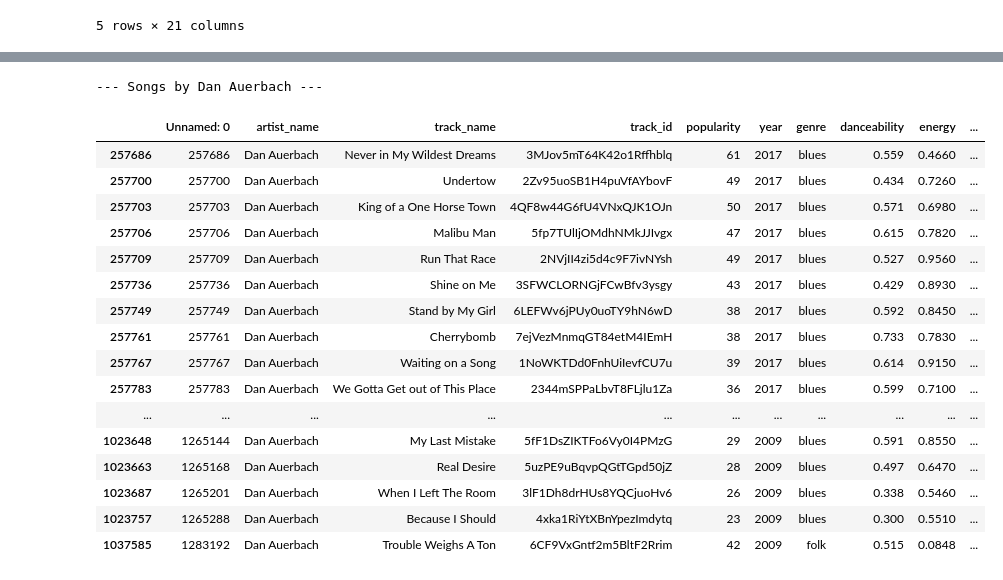
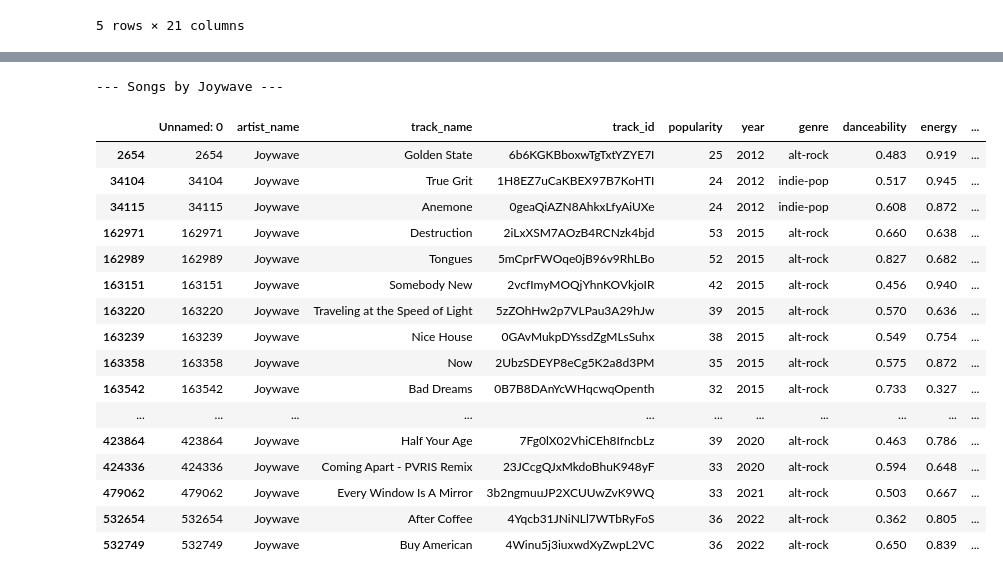
Before and after one commit to CamCranda11/MLFA25Project, a Jupyter notebook: MLProjectModel.ipynb, the cells around one changed output, grey strips where cells are left out. Drawn from its saved outputs; the diff is of its cells as text; code cells hidden in the pictures.

```diff
--- a/MLProjectModel.ipynb
+++ b/MLProjectModel.ipynb
@@ -195,35 +151,35 @@ dtype: object
 # %%
 import pandas as pd
 
-artist_name = "Dan Auerbach"
+artist_name = "Joywave"
 
 pd.set_option('display.max_rows', None)
 
 artist_songs = song_data[song_data['artist_name'] == artist_name]
 
 if len(artist_songs) > 0:
     print(f"--- Songs by {artist_name} ---")
     display(artist_songs)
 else:
     print(f"No songs found for artist: {artist_name}")
 
 pd.reset_option('display.max_rows')
 # %% [output]
---- Songs by Dan Auerbach ---
+--- Songs by Joywave ---
 |  | Unnamed: 0 | artist_name | track_name | track_id | popularity | year | genre | danceability | energy | ... |
-| 257686 | 257686 | Dan Auerbach | Never in My Wildest Dreams | 3MJov5mT64K42o1Rffhblq | 61 | 2017 | blues | 0.559 | 0.4660 | ... |
-| 257700 | 257700 | Dan Auerbach | Undertow | 2Zv95uoSB1H4puVfAYbovF | 49 | 2017 | blues | 0.434 | 0.7260 | ... |
-| 257703 | 257703 | Dan Auerbach | King of a One Horse Town | 4QF8w44G6fU4VNxQJK1OJn | 50 | 2017 | blues | 0.571 | 0.6980 | ... |
-| 257706 | 257706 | Dan Auerbach | Malibu Man | 5fp7TUlIjOMdhNMkJJIvgx | 47 | 2017 | blues | 0.615 | 0.7820 | ... |
-| 257709 | 257709 | Dan Auerbach | Run That Race | 2NVjII4zi5d4c9F7ivNYsh | 49 | 2017 | blues | 0.527 | 0.9560 | ... |
-| 257736 | 257736 | Dan Auerbach | Shine on Me | 3SFWCLORNGjFCwBfv3ysgy | 43 | 2017 | blues | 0.429 | 0.8930 | ... |
-| 257749 | 257749 | Dan Auerbach | Stand by My Girl | 6LEFWv6jPUy0uoTY9hN6wD | 38 | 2017 | blues | 0.592 | 0.8450 | ... |
-| 257761 | 257761 | Dan Auerbach | Cherrybomb | 7ejVezMnmqGT84etM4IEmH | 38 | 2017 | blues | 0.733 | 0.7830 | ... |
-| 257767 | 257767 | Dan Auerbach | Waiting on a Song | 1NoWKTDd0FnhUiIevfCU7u | 39 | 2017 | blues | 0.614 | 0.9150 | ... |
-| 257783 | 257783 | Dan Auerbach | We Gotta Get out of This Place | 2344mSPPaLbvT8FLjlu1Za | 36 | 2017 | blues | 0.599 | 0.7100 | ... |
+| 2654 | 2654 | Joywave | Golden State | 6b6KGKBboxwTgTxtYZYE7I | 25 | 2012 | alt-rock | 0.483 | 0.919 | ... |
+| 34104 | 34104 | Joywave | True Grit | 1H8EZ7uCaKBEX97B7KoHTI | 24 | 2012 | indie-pop | 0.517 | 0.945 | ... |
+| 34115 | 34115 | Joywave | Anemone | 0geaQiAZN8AhkxLfyAiUXe | 24 | 2012 | indie-pop | 0.608 | 0.872 | ... |
+| 162971 | 162971 | Joywave | Destruction | 2iLxXSM7AOzB4RCNzk4bjd | 53 | 2015 | alt-rock | 0.660 | 0.638 | ... |
+| 162989 | 162989 | Joywave | Tongues | 5mCprFWOqe0jB96v9RhLBo | 52 | 2015 | alt-rock | 0.827 | 0.682 | ... |
+| 163151 | 163151 | Joywave | Somebody New | 2vcfImyMOQjYhnKOVkjoIR | 42 | 2015 | alt-rock | 0.456 | 0.940 | ... |
+| 163220 | 163220 | Joywave | Traveling at the Speed of Light | 5zZOhHw2p7VLPau3A29hJw | 39 | 2015 | alt-rock | 0.570 | 0.636 | ... |
+| 163239 | 163239 | Joywave | Nice House | 0GAvMukpDYssdZgMLsSuhx | 38 | 2015 | alt-rock | 0.549 | 0.754 | ... |
+| 163358 | 163358 | Joywave | Now | 2UbzSDEYP8eCg5K2a8d3PM | 35 | 2015 | alt-rock | 0.575 | 0.872 | ... |
+| 163542 | 163542 | Joywave | Bad Dreams | 0B7B8DAnYcWHqcwqOpenth | 32 | 2015 | alt-rock | 0.733 | 0.327 | ... |
 | ... | ... | ... | ... | ... | ... | ... | ... | ... | ... | ... |
-| 1023648 | 1265144 | Dan Auerbach | My Last Mistake | 5fF1DsZIKTFo6Vy0I4PMzG | 29 | 2009 | blues | 0.591 | 0.8550 | ... |
-| 1023663 | 1265168 | Dan Auerbach | Real Desire | 5uzPE9uBqvpQGtTGpd50jZ | 28 | 2009 | blues | 0.497 | 0.6470 | ... |
-| 1023687 | 1265201 | Dan Auerbach | When I Left The Room | 3lF1Dh8drHUs8YQCjuoHv6 | 26 | 2009 | blues | 0.338 | 0.5460 | ... |
-| 1023757 | 1265288 | Dan Auerbach | Because I Should | 4xka1RiYtXBnYpezImdytq | 23 | 2009 | blues | 0.300 | 0.5510 | ... |
-| 1037585 | 1283192 | Dan Auerbach | Trouble Weighs A Ton | 6CF9VxGntf2m5BltF2Rrim | 42 | 2009 | folk | 0.515 | 0.0848 | ... |
+| 423864 | 423864 | Joywave | Half Your Age | 7Fg0lX02VhiCEh8IfncbLz | 39 | 2020 | alt-rock | 0.463 | 0.786 | ... |
+| 424336 | 424336 | Joywave | Coming Apart - PVRIS Remix | 23JCcgQJxMkdoBhuK948yF | 33 | 2020 | alt-rock | 0.594 | 0.648 | ... |
+| 479062 | 479062 | Joywave | Every Window Is A Mirror | 3b2ngmuuJP2XCUUwZvK9WQ | 33 | 2021 | alt-rock | 0.503 | 0.667 | ... |
+| 532654 | 532654 | Joywave | After Coffee | 4Yqcb31JNiNLl7WTbRyFoS | 36 | 2022 | alt-rock | 0.362 | 0.805 | ... |
+| 532749 | 532749 | Joywave | Buy American | 4Winu5j3iuxwdXyZwpL2VC | 36 | 2022 | alt-rock | 0.650 | 0.839 | ... |
```
Also changed, not shown: parts of 2 cells of this notebook.
